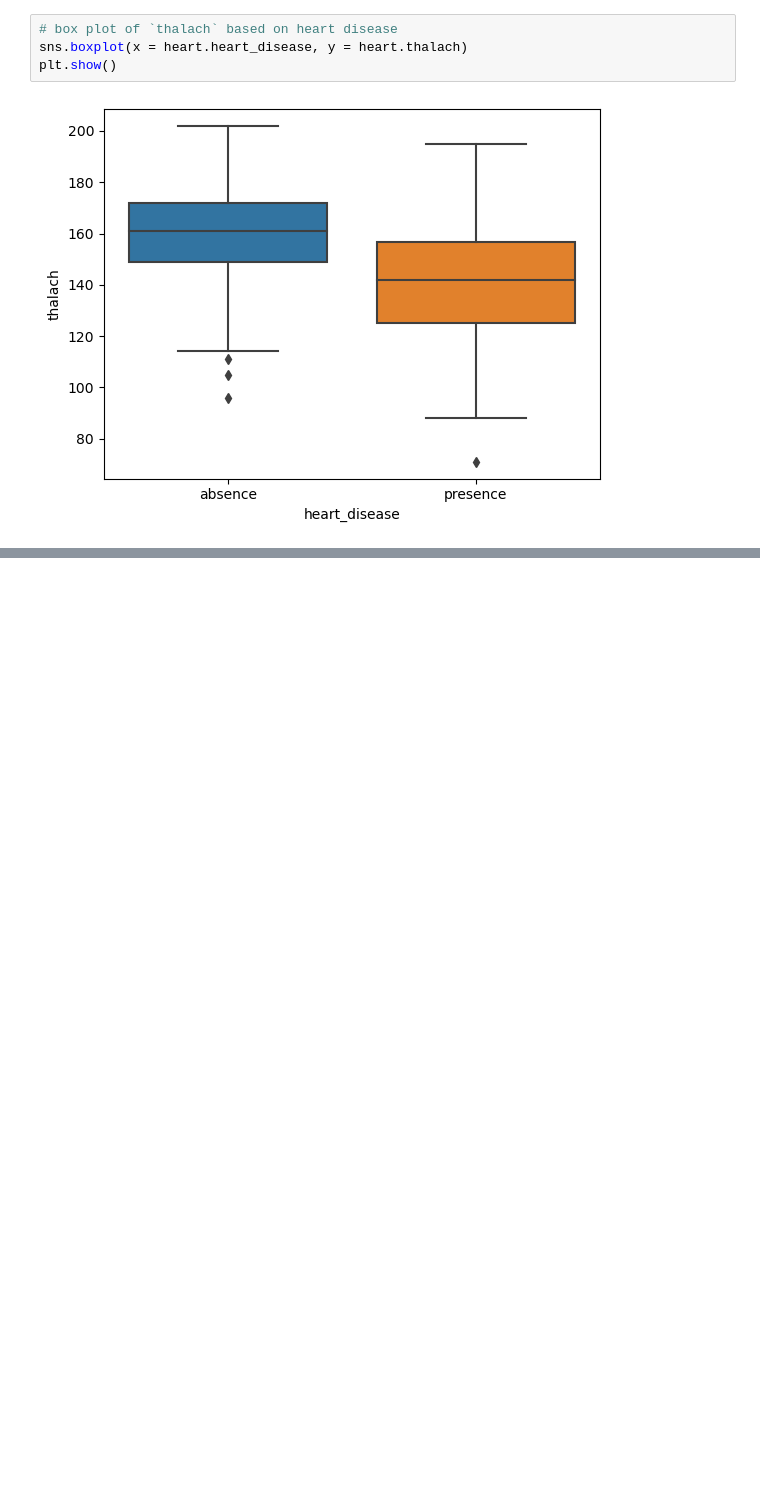
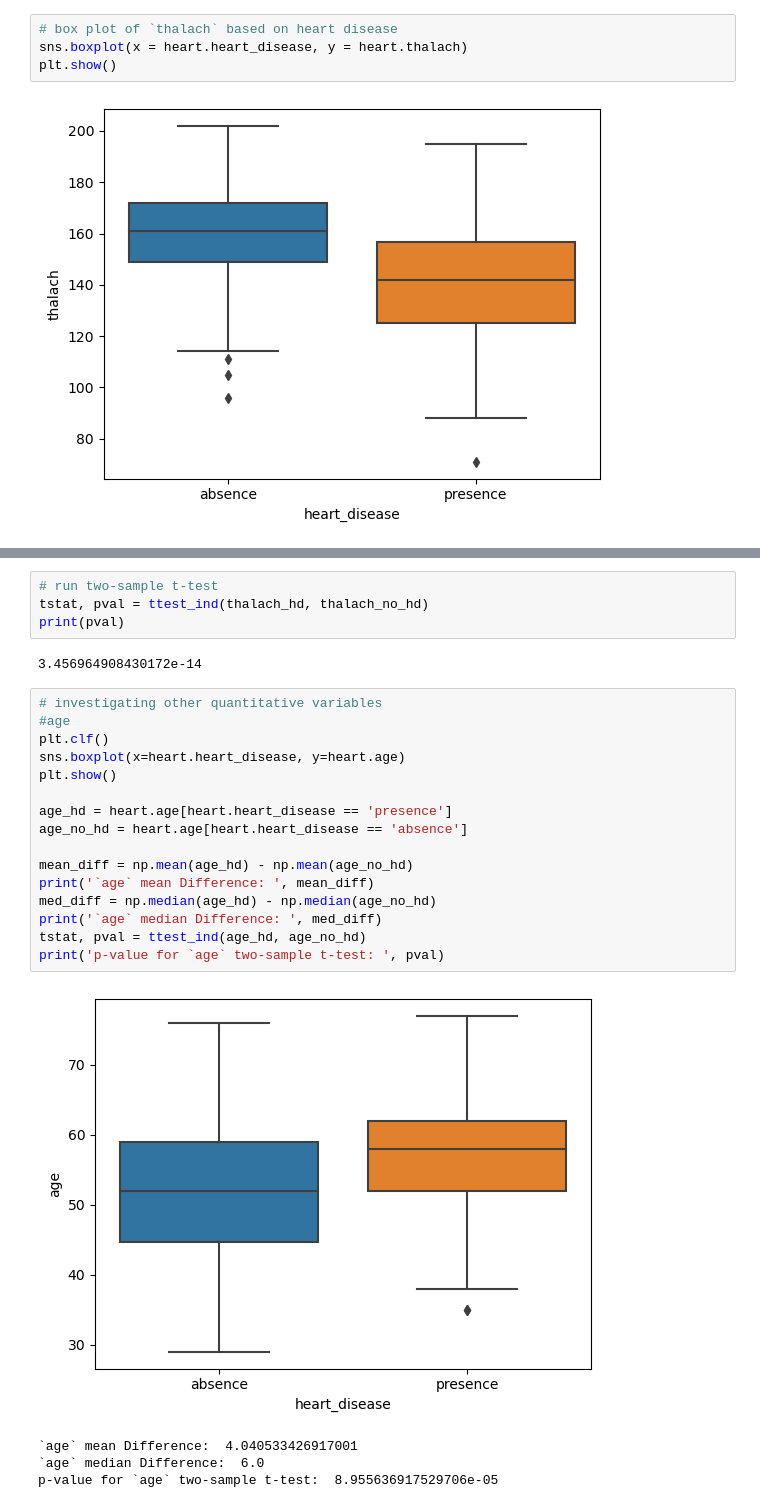
Before and after one commit to fatemehaa/DS-ML-Git-Projects, a Jupyter notebook: Heart Disease Research Part II/heart-disease-research-part-2.ipynb, the cells around one changed output, grey strips where cells are left out. Saved outputs shown, nothing was run; the diff lists cells and outputs as text; blank space fills up the shorter version.

Commit message:
Analysing heart disease predictors

```diff
--- a/Heart Disease Research Part II/heart-disease-research-part-2.ipynb
+++ b/Heart Disease Research Part II/heart-disease-research-part-2.ipynb
@@ -35,3 +37,30 @@ Mean thalach of patients diagnosed with heart disease: 139.25899280575538
  Mean thalach of patients not diagnosed with heart disease: 158.3780487804878
  Median thalach of patients diagnosed with heart disease: 142.0
  Median thalach of patients not diagnosed with heart disease: 161.0
+# %%
+# run two-sample t-test
+tstat, pval = ttest_ind(thalach_hd, thalach_no_hd)
+print(pval)
+# %% [output]
+3.456964908430172e-14
+# %%
+# investigating other quantitative variables
+#age
+plt.clf()
+sns.boxplot(x=heart.heart_disease, y=heart.age)
+plt.show()
+
+age_hd = heart.age[heart.heart_disease == 'presence']
+age_no_hd = heart.age[heart.heart_disease == 'absence']
+
+mean_diff = np.mean(age_hd) - np.mean(age_no_hd)
+print('`age` mean Difference: ', mean_diff)
+med_diff = np.median(age_hd) - np.median(age_no_hd)
+print('`age` median Difference: ', med_diff)
+tstat, pval = ttest_ind(age_hd, age_no_hd)
+print('p-value for `age` two-sample t-test: ', pval)
+# %% [output]
+[figure, added]
+`age` mean Difference:  4.040533426917001
+`age` median Difference:  6.0
+p-value for `age` two-sample t-test:  8.955636917529706e-05
```
Also changed, not shown: parts of 4 cells of this notebook.
